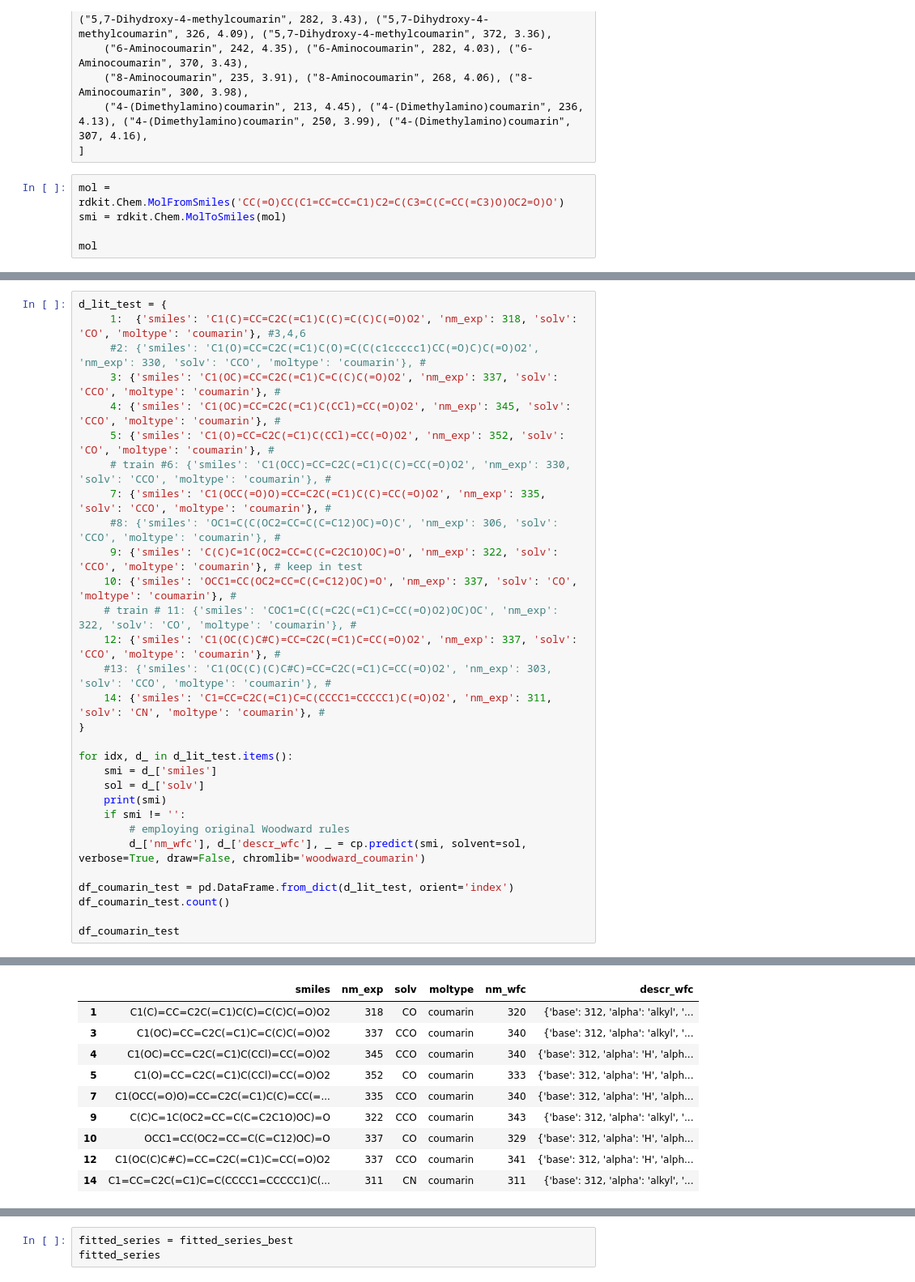
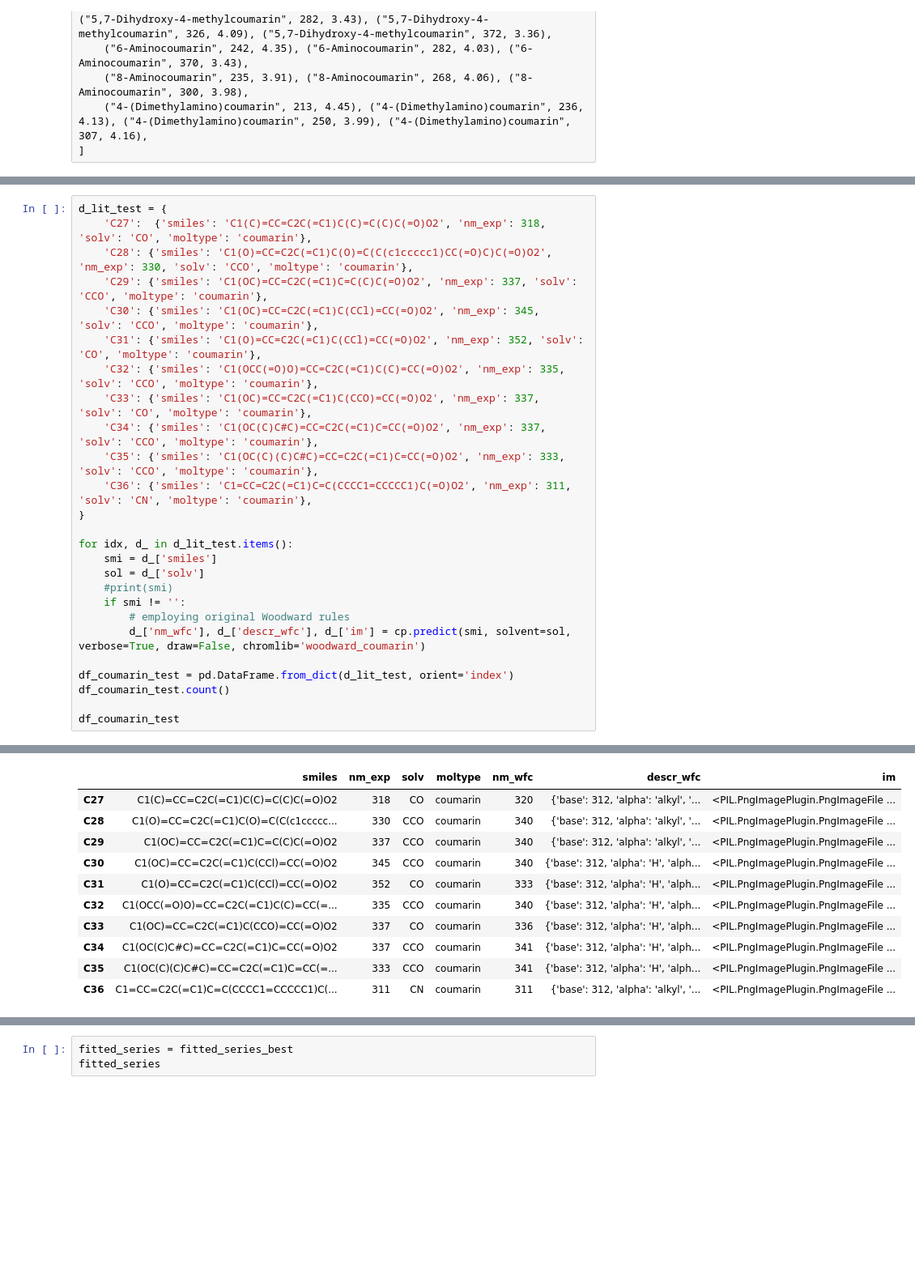
Before and after one commit to CompPhotoChem/ChromoPredict, a Jupyter notebook: examples/coumarines.ipynb, the cells around one changed output, grey strips where cells are left out. Shown at 81% size. Saved outputs shown, nothing was run; the diff lists cells and outputs as text; blank space fills up the shorter version.

Commit message:
coumarin tutorial

```diff
--- a/examples/coumarines.ipynb
+++ b/examples/coumarines.ipynb
@@ -53,8 +50,3 @@ data = [
     ("8-Aminocoumarin", 235, 3.91), ("8-Aminocoumarin", 268, 4.06), ("8-Aminocoumarin", 300, 3.98),
     ("4-(Dimethylamino)coumarin", 213, 4.45), ("4-(Dimethylamino)coumarin", 236, 4.13), ("4-(Dimethylamino)coumarin", 250, 3.99), ("4-(Dimethylamino)coumarin", 307, 4.16),
 ]
-# %%
-mol = rdkit.Chem.MolFromSmiles('CC(=O)CC(C1=CC=CC=C1)C2=C(C3=C(C=CC(=C3)O)OC2=O)O')
-smi = rdkit.Chem.MolToSmiles(mol)
-
-mol
@@ -71,28 +53,24 @@ rdkit.Chem.MolFromSmiles('C(C)C=1C(OC2=CC=C(C=C2C1O)OC)=O') # overestimated, ste
 # %%
 d_lit_test = {
-     1:  {'smiles': 'C1(C)=CC=C2C(=C1)C(C)=C(C)C(=O)O2', 'nm_exp': 318, 'solv': 'CO', 'moltype': 'coumarin'}, #3,4,6
-     #2: {'smiles': 'C1(O)=CC=C2C(=C1)C(O)=C(C(c1ccccc1)CC(=O)C)C(=O)O2', 'nm_exp': 330, 'solv': 'CCO', 'moltype': 'coumarin'}, #
-     3: {'smiles': 'C1(OC)=CC=C2C(=C1)C=C(C)C(=O)O2', 'nm_exp': 337, 'solv': 'CCO', 'moltype': 'coumarin'}, #
-     4: {'smiles': 'C1(OC)=CC=C2C(=C1)C(CCl)=CC(=O)O2', 'nm_exp': 345, 'solv': 'CCO', 'moltype': 'coumarin'}, #
-     5: {'smiles': 'C1(O)=CC=C2C(=C1)C(CCl)=CC(=O)O2', 'nm_exp': 352, 'solv': 'CO', 'moltype': 'coumarin'}, #
-     # train #6: {'smiles': 'C1(OCC)=CC=C2C(=C1)C(C)=CC(=O)O2', 'nm_exp': 330, 'solv': 'CCO', 'moltype': 'coumarin'}, #
-     7: {'smiles': 'C1(OCC(=O)O)=CC=C2C(=C1)C(C)=CC(=O)O2', 'nm_exp': 335, 'solv': 'CCO', 'moltype': 'coumarin'}, #
-     #8: {'smiles': 'OC1=C(C(OC2=CC=C(C=C12)OC)=O)C', 'nm_exp': 306, 'solv': 'CCO', 'moltype': 'coumarin'}, #
-     9: {'smiles': 'C(C)C=1C(OC2=CC=C(C=C2C1O)OC)=O', 'nm_exp': 322, 'solv': 'CCO', 'moltype': 'coumarin'}, # keep in test
-    10: {'smiles': 'OCC1=CC(OC2=CC=C(C=C12)OC)=O', 'nm_exp': 337, 'solv': 'CO', 'moltype': 'coumarin'}, #
-    # train # 11: {'smiles': 'COC1=C(C(=C2C(=C1)C=CC(=O)O2)OC)OC', 'nm_exp': 322, 'solv': 'CO', 'moltype': 'coumarin'}, #
-    12: {'smiles': 'C1(OC(C)C#C)=CC=C2C(=C1)C=CC(=O)O2', 'nm_exp': 337, 'solv': 'CCO', 'moltype': 'coumarin'}, #
-    #13: {'smiles': 'C1(OC(C)(C)C#C)=CC=C2C(=C1)C=CC(=O)O2', 'nm_exp': 303, 'solv': 'CCO', 'moltype': 'coumarin'}, #
-    14: {'smiles': 'C1=CC=C2C(=C1)C=C(CCCC1=CCCCC1)C(=O)O2', 'nm_exp': 311, 'solv': 'CN', 'moltype': 'coumarin'}, #
+    'C27':  {'smiles': 'C1(C)=CC=C2C(=C1)C(C)=C(C)C(=O)O2', 'nm_exp': 318, 'solv': 'CO', 'moltype': 'coumarin'},
+    'C28': {'smiles': 'C1(O)=CC=C2C(=C1)C(O)=C(C(c1ccccc1)CC(=O)C)C(=O)O2', 'nm_exp': 330, 'solv': 'CCO', 'moltype': 'coumarin'},
+    'C29': {'smiles': 'C1(OC)=CC=C2C(=C1)C=C(C)C(=O)O2', 'nm_exp': 337, 'solv': 'CCO', 'moltype': 'coumarin'},
+    'C30': {'smiles': 'C1(OC)=CC=C2C(=C1)C(CCl)=CC(=O)O2', 'nm_exp': 345, 'solv': 'CCO', 'moltype': 'coumarin'},
+    'C31': {'smiles': 'C1(O)=CC=C2C(=C1)C(CCl)=CC(=O)O2', 'nm_exp': 352, 'solv': 'CO', 'moltype': 'coumarin'},
+    'C32': {'smiles': 'C1(OCC(=O)O)=CC=C2C(=C1)C(C)=CC(=O)O2', 'nm_exp': 335, 'solv': 'CCO', 'moltype': 'coumarin'},
+    'C33': {'smiles': 'C1(OC)=CC=C2C(=C1)C(CCO)=CC(=O)O2', 'nm_exp': 337, 'solv': 'CO', 'moltype': 'coumarin'},
+    'C34': {'smiles': 'C1(OC(C)C#C)=CC=C2C(=C1)C=CC(=O)O2', 'nm_exp': 337, 'solv': 'CCO', 'moltype': 'coumarin'},
+    'C35': {'smiles': 'C1(OC(C)(C)C#C)=CC=C2C(=C1)C=CC(=O)O2', 'nm_exp': 333, 'solv': 'CCO', 'moltype': 'coumarin'},
+    'C36': {'smiles': 'C1=CC=C2C(=C1)C=C(CCCC1=CCCCC1)C(=O)O2', 'nm_exp': 311, 'solv': 'CN', 'moltype': 'coumarin'},
 }
 
 for idx, d_ in d_lit_test.items():
     smi = d_['smiles']
     sol = d_['solv']
-    print(smi)
+    #print(smi)
     if smi != '':
         # employing original Woodward rules
-        d_['nm_wfc'], d_['descr_wfc'], _ = cp.predict(smi, solvent=sol, verbose=True, draw=False, chromlib='woodward_coumarin')
+        d_['nm_wfc'], d_['descr_wfc'], d_['im'] = cp.predict(smi, solvent=sol, verbose=True, draw=False, chromlib='woodward_coumarin')
 
 df_coumarin_test = pd.DataFrame.from_dict(d_lit_test, orient='index')
 df_coumarin_test.count()
@@ -111,10 +80,11 @@ C1=CC=C2C(=C1)C=C(CCCC1=CCCCC1)C(=O)O2
-|  | smiles | nm_exp | solv | moltype | nm_wfc | descr_wfc |
-| 1 | C1(C)=CC=C2C(=C1)C(C)=C(C)C(=O)O2 | 318 | CO | coumarin | 320 | {'base': 312, 'alpha': 'alkyl', '... |
-| 3 | C1(OC)=CC=C2C(=C1)C=C(C)C(=O)O2 | 337 | CCO | coumarin | 340 | {'base': 312, 'alpha': 'alkyl', '... |
-| 4 | C1(OC)=CC=C2C(=C1)C(CCl)=CC(=O)O2 | 345 | CCO | coumarin | 340 | {'base': 312, 'alpha': 'H', 'alph... |
-| 5 | C1(O)=CC=C2C(=C1)C(CCl)=CC(=O)O2 | 352 | CO | coumarin | 333 | {'base': 312, 'alpha': 'H', 'alph... |
-| 7 | C1(OCC(=O)O)=CC=C2C(=C1)C(C)=CC(=... | 335 | CCO | coumarin | 340 | {'base': 312, 'alpha': 'H', 'alph... |
-| 9 | C(C)C=1C(OC2=CC=C(C=C2C1O)OC)=O | 322 | CCO | coumarin | 343 | {'base': 312, 'alpha': 'alkyl', '... |
-| 10 | OCC1=CC(OC2=CC=C(C=C12)OC)=O | 337 | CO | coumarin | 329 | {'base': 312, 'alpha': 'H', 'alph... |
-| 12 | C1(OC(C)C#C)=CC=C2C(=C1)C=CC(=O)O2 | 337 | CCO | coumarin | 341 | {'base': 312, 'alpha': 'H', 'alph... |
-| 14 | C1=CC=C2C(=C1)C=C(CCCC1=CCCCC1)C(... | 311 | CN | coumarin | 311 | {'base': 312, 'alpha': 'alkyl', '... |
+|  | smiles | nm_exp | solv | moltype | nm_wfc | descr_wfc | im |
+| C27 | C1(C)=CC=C2C(=C1)C(C)=C(C)C(=O)O2 | 318 | CO | coumarin | 320 | {'base': 312, 'alpha': 'alkyl', '... | <PIL.PngImagePlugin.PngImageFile ... |
+| C28 | C1(O)=CC=C2C(=C1)C(O)=C(C(c1ccccc... | 330 | CCO | coumarin | 340 | {'base': 312, 'alpha': 'alkyl', '... | <PIL.PngImagePlugin.PngImageFile ... |
+| C29 | C1(OC)=CC=C2C(=C1)C=C(C)C(=O)O2 | 337 | CCO | coumarin | 340 | {'base': 312, 'alpha': 'alkyl', '... | <PIL.PngImagePlugin.PngImageFile ... |
+| C30 | C1(OC)=CC=C2C(=C1)C(CCl)=CC(=O)O2 | 345 | CCO | coumarin | 340 | {'base': 312, 'alpha': 'H', 'alph... | <PIL.PngImagePlugin.PngImageFile ... |
+| C31 | C1(O)=CC=C2C(=C1)C(CCl)=CC(=O)O2 | 352 | CO | coumarin | 333 | {'base': 312, 'alpha': 'H', 'alph... | <PIL.PngImagePlugin.PngImageFile ... |
+| C32 | C1(OCC(=O)O)=CC=C2C(=C1)C(C)=CC(=... | 335 | CCO | coumarin | 340 | {'base': 312, 'alpha': 'H', 'alph... | <PIL.PngImagePlugin.PngImageFile ... |
+| C33 | C1(OC)=CC=C2C(=C1)C(CCO)=CC(=O)O2 | 337 | CO | coumarin | 336 | {'base': 312, 'alpha': 'H', 'alph... | <PIL.PngImagePlugin.PngImageFile ... |
+| C34 | C1(OC(C)C#C)=CC=C2C(=C1)C=CC(=O)O2 | 337 | CCO | coumarin | 341 | {'base': 312, 'alpha': 'H', 'alph... | <PIL.PngImagePlugin.PngImageFile ... |
+| C35 | C1(OC(C)(C)C#C)=CC=C2C(=C1)C=CC(=... | 333 | CCO | coumarin | 341 | {'base': 312, 'alpha': 'H', 'alph... | <PIL.PngImagePlugin.PngImageFile ... |
+| C36 | C1=CC=C2C(=C1)C=C(CCCC1=CCCCC1)C(... | 311 | CN | coumarin | 311 | {'base': 312, 'alpha': 'alkyl', '... | <PIL.PngImagePlugin.PngImageFile ... |
```
Also changed, not shown: parts of 19 cells of this notebook, 4 other files.
